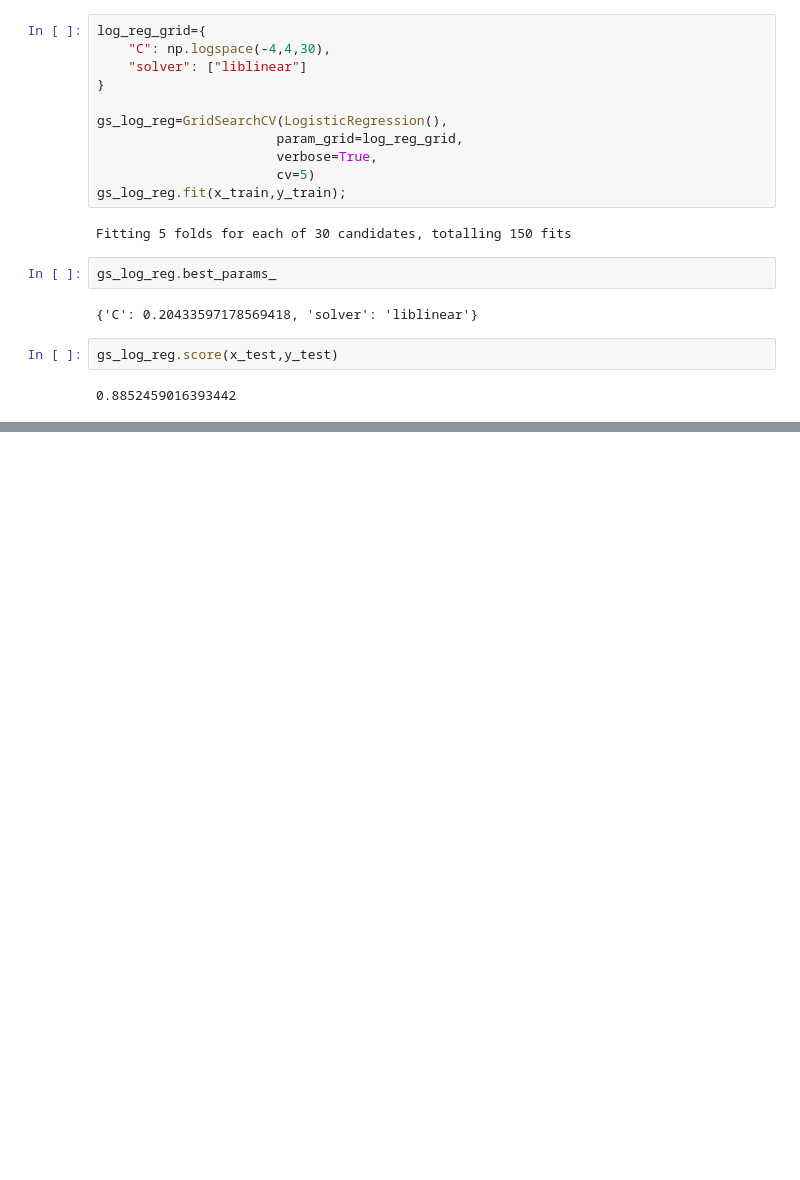
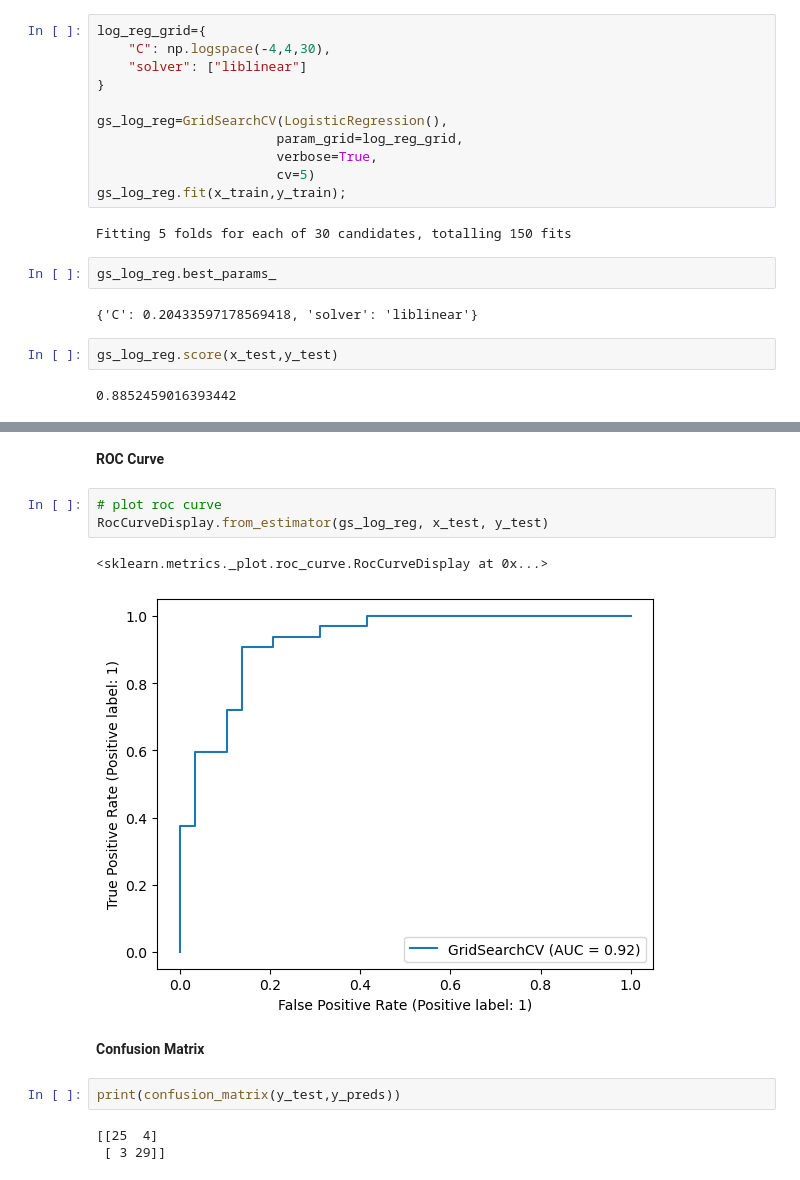
Before and after one commit to shrinidhib/heart-disease-prediction, a Jupyter notebook: heart-disease-classfication.ipynb, the cells around one changed output, grey strips where cells are left out. Drawn from its saved outputs; the diff is of its cells as text; blank space fills up the shorter version.

Commit message:
ROC, AUC and Conf matrix

```diff
--- a/heart-disease-classfication.ipynb
+++ b/heart-disease-classfication.ipynb
@@ -568,0 +584,15 @@ gs_log_reg.score(x_test,y_test)
+# %% [markdown]
+**ROC Curve**
+# %%
+# plot roc curve
+RocCurveDisplay.from_estimator(gs_log_reg, x_test, y_test)
+# %% [output]
+<sklearn.metrics._plot.roc_curve.RocCurveDisplay at 0x...>
+[figure, added]
+# %% [markdown]
+**Confusion Matrix**
+# %%
+print(confusion_matrix(y_test,y_preds))
+# %% [output]
+[[25  4]
+ [ 3 29]]
```
Also changed, not shown: parts of 3 cells of this notebook.
